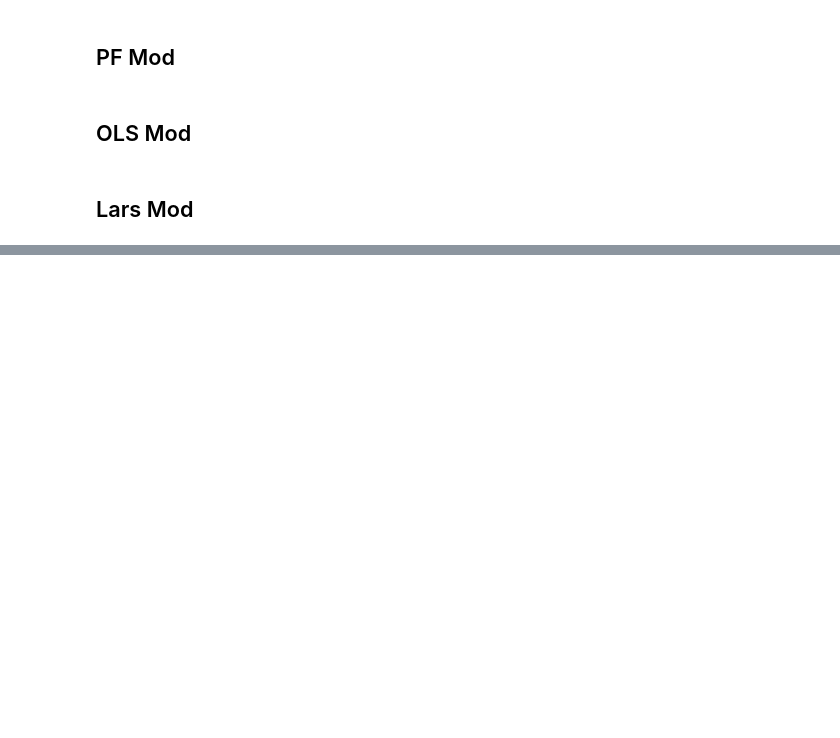
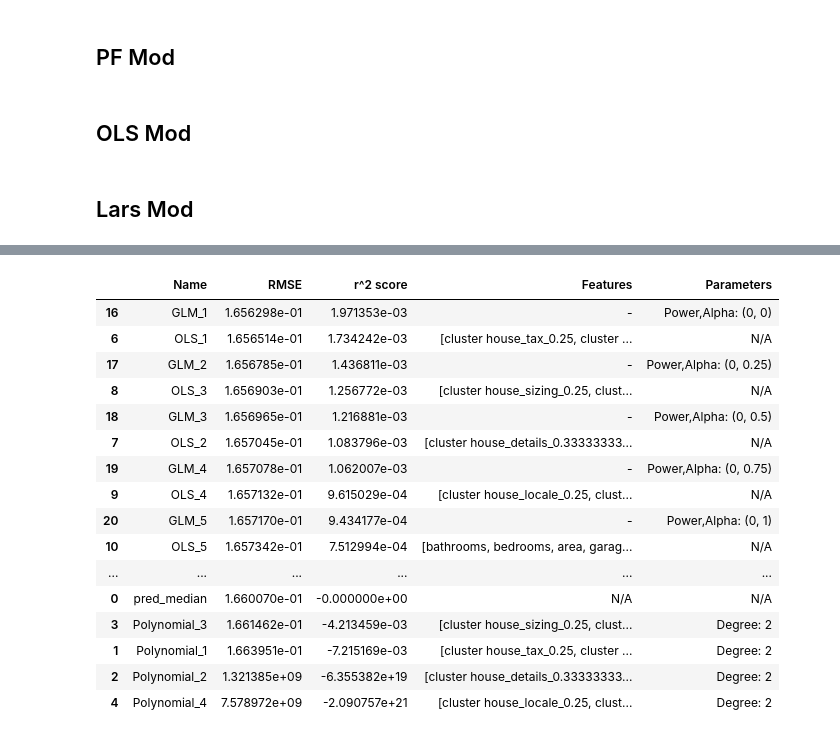
Before and after one commit to Shorter-Shenck/Zillow_Cluster_Regression, a Jupyter notebook: model.ipynb, the cells around one changed output, grey strips where cells are left out. Cells and saved outputs as stored; diff of their text form; code cells hidden in the pictures; blank space fills up the shorter version.

```diff
--- a/model.ipynb
+++ b/model.ipynb
@@ -835,0 +579,22 @@ def GLM_mod(X, y, selectors):
+# %%
+validate_scores, y_val = score_on_validate(train_scores, X_val, y_val, X_train, y_train)
+# %%
+round(validate_scores.sort_values(by='RMSE'), 10)
+# %% [output]
+|  | Name | RMSE | r^2 score | Features | Parameters |
+| 16 | GLM_1 | 1.656298e-01 | 1.971353e-03 | - | Power,Alpha: (0, 0) |
+| 6 | OLS_1 | 1.656514e-01 | 1.734242e-03 | [cluster house_tax_0.25, cluster ... | N/A |
+| 17 | GLM_2 | 1.656785e-01 | 1.436811e-03 | - | Power,Alpha: (0, 0.25) |
+| 8 | OLS_3 | 1.656903e-01 | 1.256772e-03 | [cluster house_sizing_0.25, clust... | N/A |
+| 18 | GLM_3 | 1.656965e-01 | 1.216881e-03 | - | Power,Alpha: (0, 0.5) |
+| 7 | OLS_2 | 1.657045e-01 | 1.083796e-03 | [cluster house_details_0.33333333... | N/A |
+| 19 | GLM_4 | 1.657078e-01 | 1.062007e-03 | - | Power,Alpha: (0, 0.75) |
+| 9 | OLS_4 | 1.657132e-01 | 9.615029e-04 | [cluster house_locale_0.25, clust... | N/A |
+| 20 | GLM_5 | 1.657170e-01 | 9.434177e-04 | - | Power,Alpha: (0, 1) |
+| 10 | OLS_5 | 1.657342e-01 | 7.512994e-04 | [bathrooms, bedrooms, area, garag... | N/A |
+| ... | ... | ... | ... | ... | ... |
+| 0 | pred_median | 1.660070e-01 | -0.000000e+00 | N/A | N/A |
+| 3 | Polynomial_3 | 1.661462e-01 | -4.213459e-03 | [cluster house_sizing_0.25, clust... | Degree: 2 |
+| 1 | Polynomial_1 | 1.663951e-01 | -7.215169e-03 | [cluster house_tax_0.25, cluster ... | Degree: 2 |
+| 2 | Polynomial_2 | 1.321385e+09 | -6.355382e+19 | [cluster house_details_0.33333333... | Degree: 2 |
+| 4 | Polynomial_4 | 7.578972e+09 | -2.090757e+21 | [cluster house_locale_0.25, clust... | Degree: 2 |
```
Also changed, not shown: parts of 72 cells of this notebook, 4 other files.
